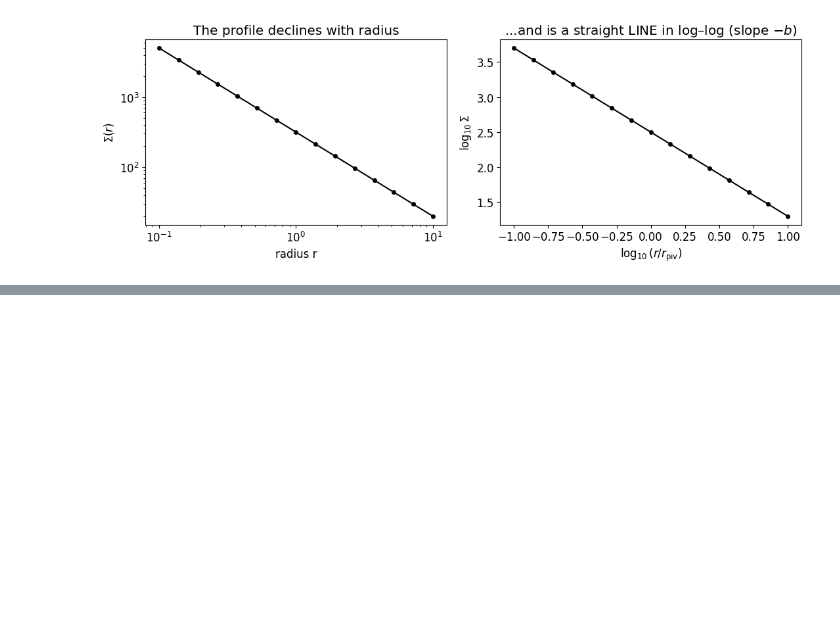
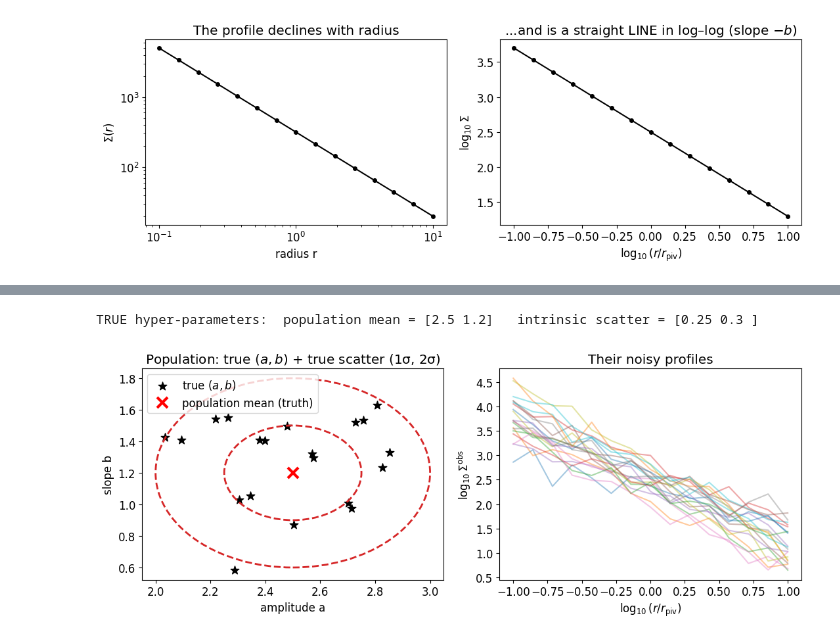
Before and after one commit to aidanbehmer/CL_HBI, a Jupyter notebook: mcmc_tut.ipynb, the cells around one changed output, grey strips where cells are left out. Cells and saved outputs as stored; diff of their text form; code cells hidden in the pictures; blank space fills up the shorter version.

```diff
--- a/mcmc_tut.ipynb
+++ b/mcmc_tut.ipynb
@@ -33,0 +126,25 @@ plt.tight_layout(); plt.show()
+# %%
+n_clusters = 20
+mu_pop = np.array([2.50, 1.20])      # TRUE population mean of (amplitude, slope)
+s_pop  = np.array([0.25, 0.30])      # TRUE intrinsic scatter (cluster-to-cluster)
+print("TRUE hyper-parameters:  population mean =", mu_pop, "  intrinsic scatter =", s_pop)
+
+theta_true = mu_pop + s_pop * np.random.randn(n_clusters, 2)         # each cluster's true (a,b)
+profiles   = np.array([profile_model(theta_true[j]) + noise_dex*np.random.randn(len(radii))
+                       for j in range(n_clusters)])                  # their noisy profiles
+
+from matplotlib.patches import Ellipse
+fig, ax = plt.subplots(1, 2, figsize=(11, 4.4))
+ax[0].scatter(theta_true[:, 0], theta_true[:, 1], c="k", marker="*", s=90, label="true $(a,b)$")
+for nsig in (1, 2):                       # show the TRUE population scatter as 1-sigma & 2-sigma ellipses
+    ax[0].add_patch(Ellipse(mu_pop, 2*nsig*s_pop[0], 2*nsig*s_pop[1], fill=False, ls="--", color="tab:red", lw=2))
+ax[0].plot(mu_pop[0], mu_pop[1], "rx", ms=12, mew=3, label="population mean (truth)")
+ax[0].set_xlabel("amplitude a"); ax[0].set_ylabel("slope b")
+ax[0].set_title("Population: true $(a,b)$ + true scatter (1σ, 2σ)"); ax[0].legend()
+for p in profiles:
+    ax[1].plot(log_r, p, alpha=0.4)
+ax[1].set_xlabel(r"$\log_{10}(r/r_{\rm piv})$"); ax[1].set_ylabel(r"$\log_{10}\Sigma^{\rm obs}$"); ax[1].set_title("Their noisy profiles")
+plt.tight_layout(); plt.show()
+# %% [output]
+TRUE hyper-parameters:  population mean = [2.5 1.2]   intrinsic scatter = [0.25 0.3 ]
+[figure, added]
```
Also changed, not shown: parts of 21 cells of this notebook, 4 other files.
